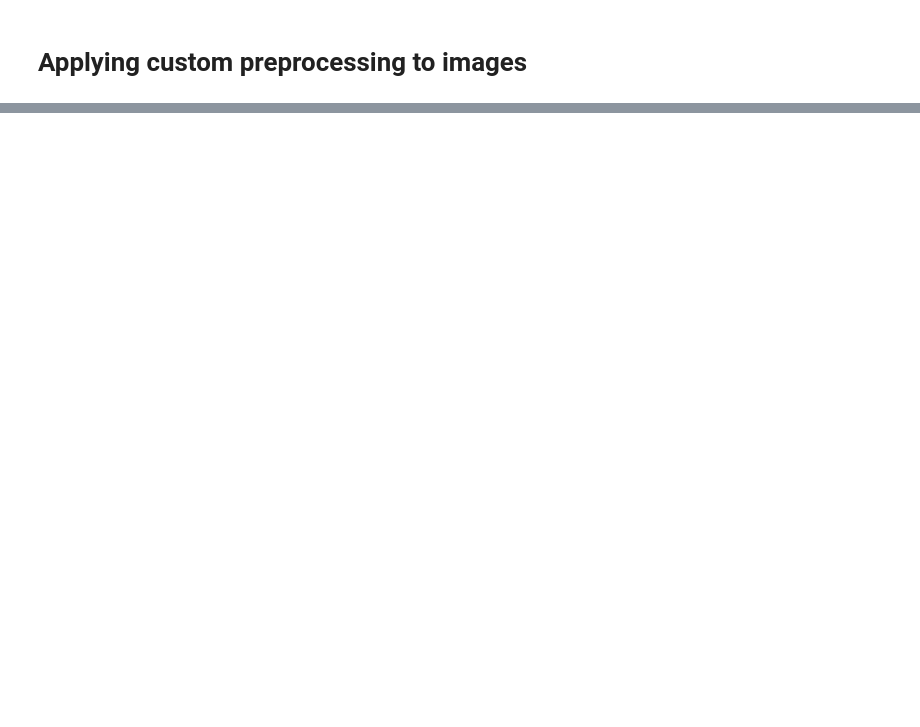
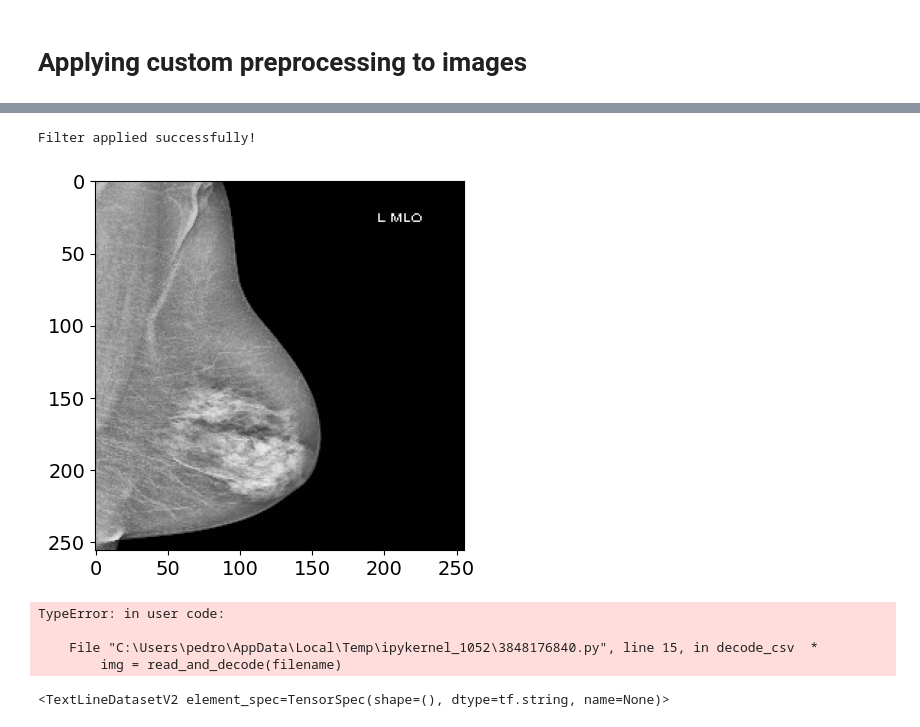
Before and after one commit to PedroAMtz/Cancer_de_Mama, a Jupyter notebook: models/Custom_processing_images.ipynb, the cells around one changed output, grey strips where cells are left out. Drawn from its saved outputs; the diff is of its cells as text; code cells hidden in the pictures; blank space fills up the shorter version.

```diff
--- a/models/Custom_processing_images.ipynb
+++ b/models/Custom_processing_images.ipynb
@@ -51,0 +67,19 @@ Filter applied unsuccessfully
+# %%
+x = decode_csv("C:/Users/pedro/OneDrive/Escritorio/Proyecto_IA_SS/Cancer_de_Mama_IA_SS_2023/data/raw_images/16754_1801566584.png,0")
+# %% [output]
+Filter applied successfully!
+# %%
+plt.imshow(x[0], cmap="gray");
+# %% [output]
+[figure, added]
+# %%
+dataset = (tf.data.TextLineDataset("new_train.csv")).map(decode_csv)
+# %% [output]
+TypeError: in user code:
+
+    File "C:\Users\pedro\AppData\Local\Temp\ipykernel_1052\3848176840.py", line 15, in decode_csv  *
+        img = read_and_decode(filename)
+# %%
+print(dataset)
+# %% [output]
+<TextLineDatasetV2 element_spec=TensorSpec(shape=(), dtype=tf.string, name=None)>
```
Also changed, not shown: parts of 11 cells of this notebook.
